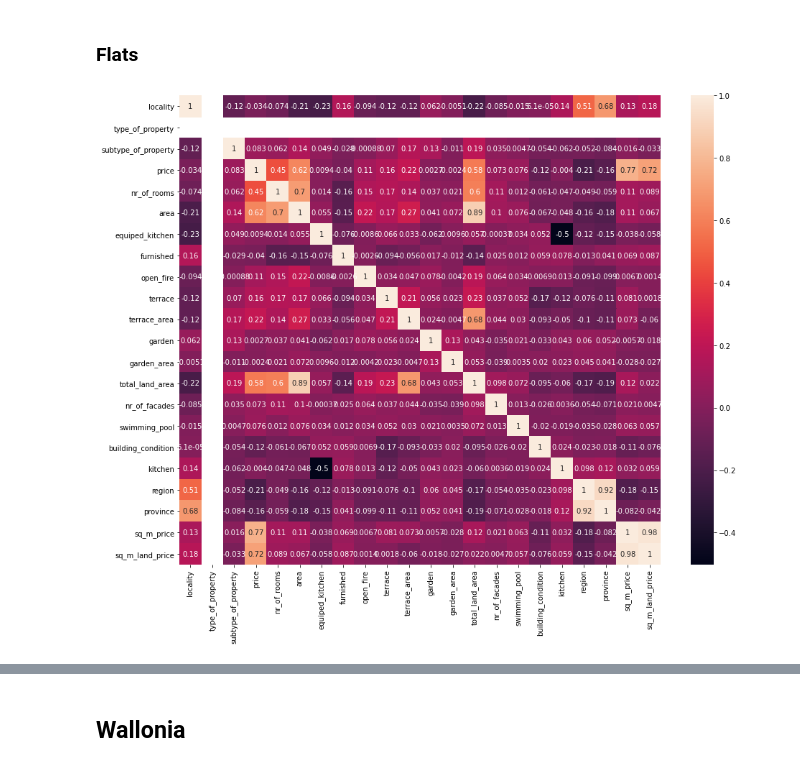
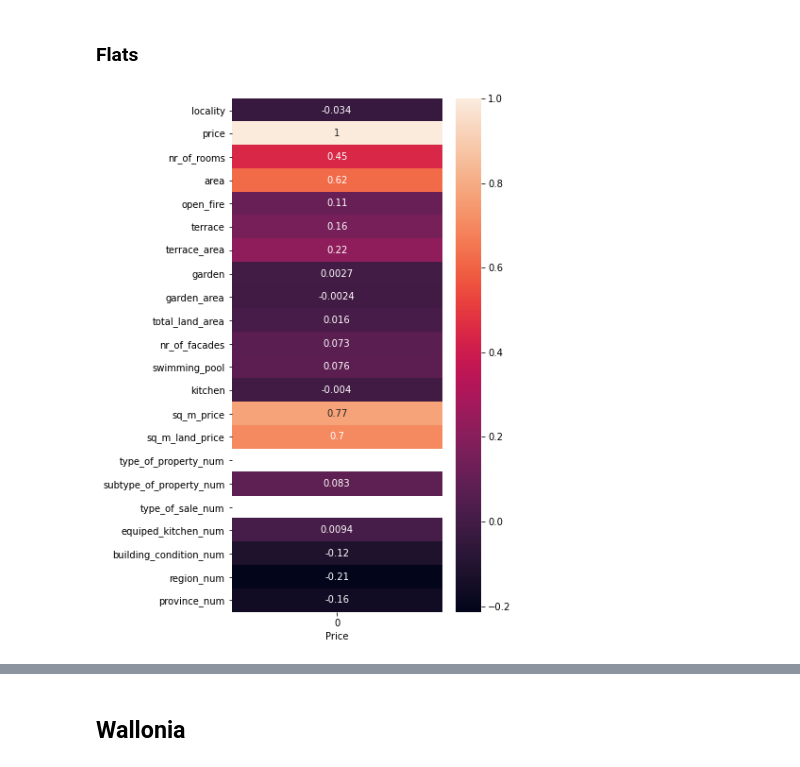
Before and after one commit to jcoumont/challenge-data-analysis, a Jupyter notebook: correlation_gui.ipynb, the cells around one changed output, grey strips where cells are left out. Saved outputs shown, nothing was run; the diff lists cells and outputs as text; code cells hidden in the pictures.

```diff
--- a/correlation_gui.ipynb
+++ b/correlation_gui.ipynb
@@ -128,4 +153,4 @@ Text(0, 0.5, 'Price')
 # %% [markdown]
 ### Flats
 # %%
-Flat = data.loc[data['type_of_property'] == 1]
+Flat = data.loc[data['type_of_property_num'] == 1]
@@ -134,10 +157,14 @@ corrMatrix_flat = Flat.corr()
+# %%
+corrMatrix_flat = Flat.corrwith(Flat["price"])
+corrMatrix_flat = pd.DataFrame(corrMatrix_flat)
 # %%
-fig_dims = (15, 12)
+fig_dims = (5, 10)
 fig, ax = plt.subplots(figsize=fig_dims)
 sns.heatmap(corrMatrix_flat, annot=True, ax = ax)
+plt.xlabel("Price")
 plt.show()
 # %% [output]
-[figure, old version]
+[figure, new version]
 # %%
 # Boxplot of the price for each province
 fig_dims = (12, 10)
```
Also changed, not shown: parts of 76 cells of this notebook.
